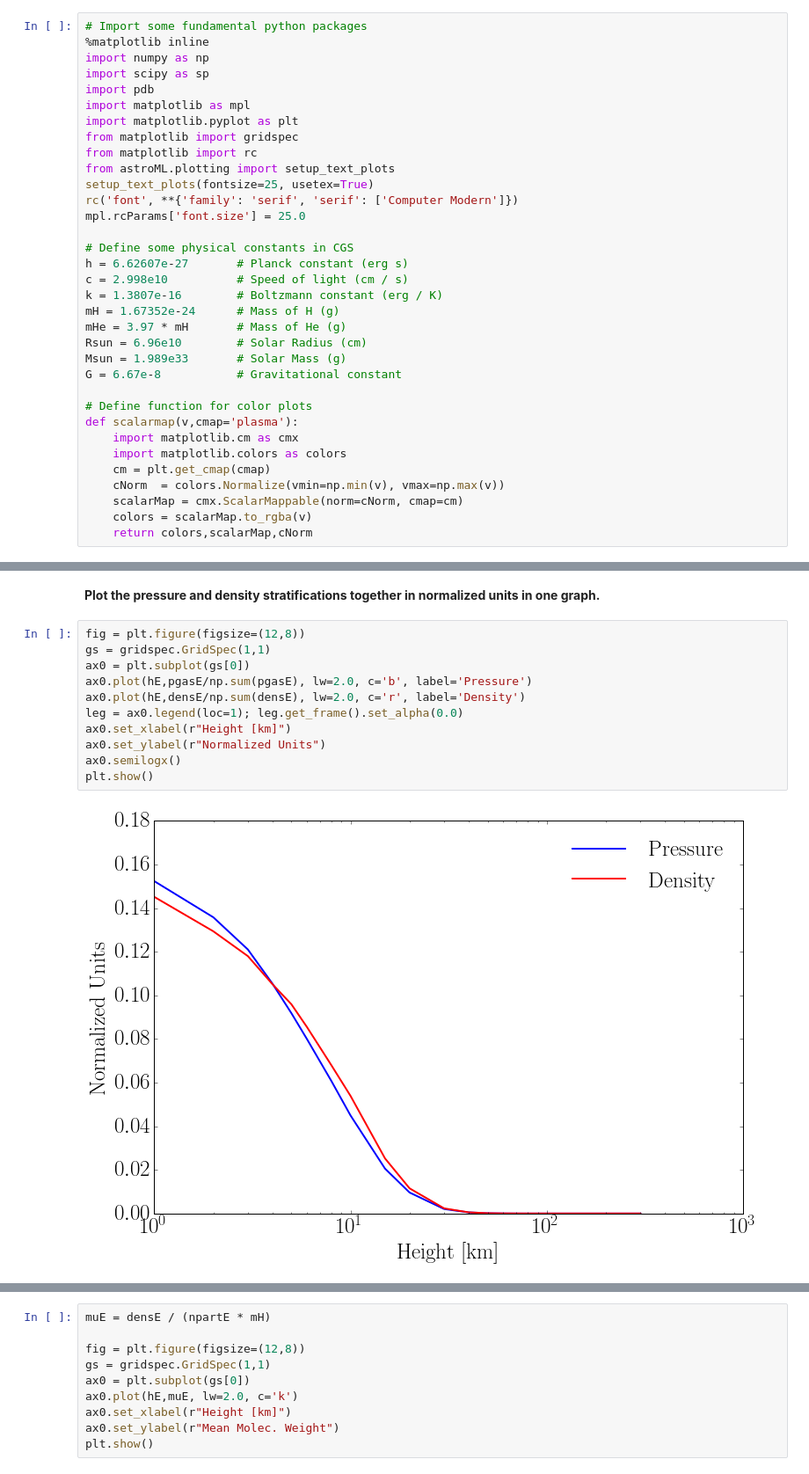
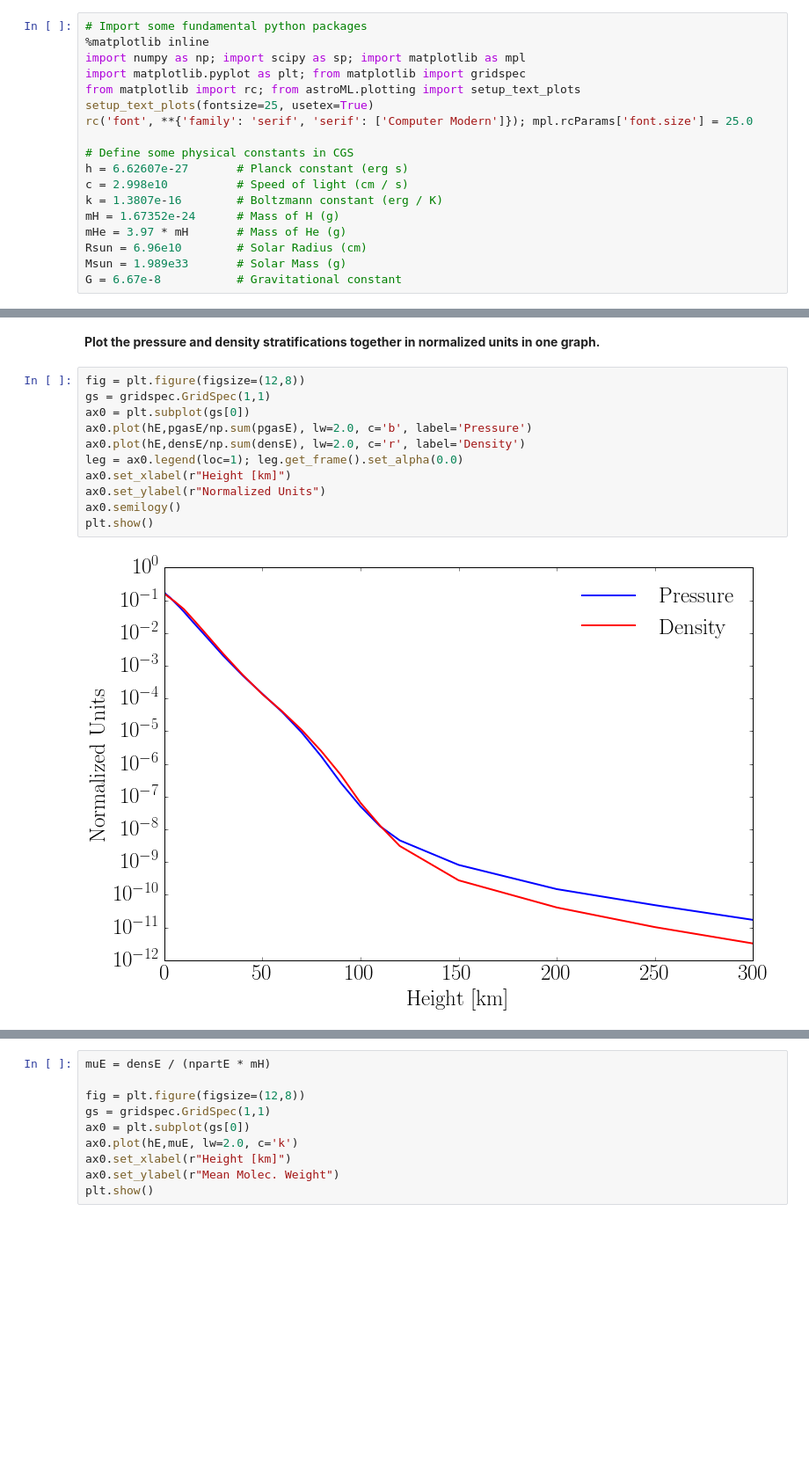
Before and after one commit to jlustigy/astr521, a Jupyter notebook: Rutten Lab B1.ipynb, the cells around one changed output, grey strips where cells are left out. Shown at 88% size. Cells and saved outputs as stored; diff of their text form; blank space fills up the shorter version.

```diff
--- a/Rutten Lab B1.ipynb
+++ b/Rutten Lab B1.ipynb
@@ -24,17 +26,11 @@ FALC solar model atmosphere of Fontenla, Avrett & Loeser 1993ApJ...406..319F; 82
 # %%
 # Import some fundamental python packages
 %matplotlib inline
-import numpy as np
-import scipy as sp
-import pdb
-import matplotlib as mpl
-import matplotlib.pyplot as plt
-from matplotlib import gridspec
-from matplotlib import rc
-from astroML.plotting import setup_text_plots
+import numpy as np; import scipy as sp; import matplotlib as mpl
+import matplotlib.pyplot as plt; from matplotlib import gridspec
+from matplotlib import rc; from astroML.plotting import setup_text_plots
 setup_text_plots(fontsize=25, usetex=True)
-rc('font', **{'family': 'serif', 'serif': ['Computer Modern']})
-mpl.rcParams['font.size'] = 25.0
+rc('font', **{'family': 'serif', 'serif': ['Computer Modern']}); mpl.rcParams['font.size'] = 25.0
 
 # Define some physical constants in CGS
 h = 6.62607e-27       # Planck constant (erg s)
@@ -45,13 +41,3 @@ mHe = 3.97 * mH       # Mass of He (g)
 Rsun = 6.96e10        # Solar Radius (cm)
 Msun = 1.989e33       # Solar Mass (g)
 G = 6.67e-8           # Gravitational constant
-
-# Define function for color plots
-def scalarmap(v,cmap='plasma'):
-    import matplotlib.cm as cmx
-    import matplotlib.colors as colors
-    cm = plt.get_cmap(cmap)
-    cNorm  = colors.Normalize(vmin=np.min(v), vmax=np.max(v))
-    scalarMap = cmx.ScalarMappable(norm=cNorm, cmap=cm)
-    colors = scalarMap.to_rgba(v)
-    return colors,scalarMap,cNorm
@@ -341,13 +340,13 @@ plt.show()
 # %%
 fig = plt.figure(figsize=(12,8))
 gs = gridspec.GridSpec(1,1)
 ax0 = plt.subplot(gs[0])
 ax0.plot(hE,pgasE/np.sum(pgasE), lw=2.0, c='b', label='Pressure')
 ax0.plot(hE,densE/np.sum(densE), lw=2.0, c='r', label='Density')
 leg = ax0.legend(loc=1); leg.get_frame().set_alpha(0.0)
 ax0.set_xlabel(r"Height [km]")
 ax0.set_ylabel(r"Normalized Units")
-ax0.semilogx()
+ax0.semilogy()
 plt.show()
 # %% [output]
-[figure, old version]
+[figure, new version]
```
Also changed, not shown: parts of 20 cells of this notebook.
